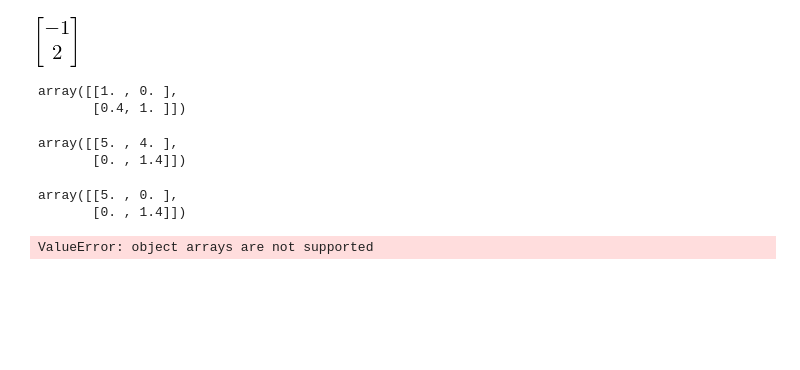
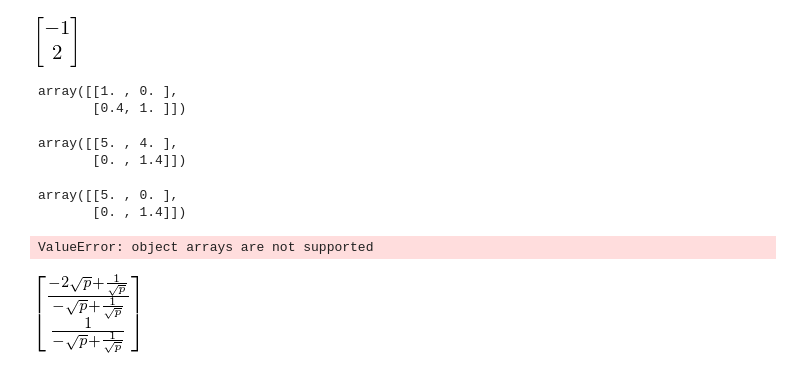
Before and after one commit to SamMachariaPhD/Numerical_Python, a Jupyter notebook: Chapter 5 -- Equation Solving.ipynb, the cells around one changed output. Cells and saved outputs as stored; diff of their text form; code cells hidden in the pictures; blank space fills up the shorter version.

```diff
--- a/Chapter 5 -- Equation Solving.ipynb
+++ b/Chapter 5 -- Equation Solving.ipynb
@@ -86,3 +86,11 @@ b = sympy.Matrix([4,3])
 la.solve(A,b)
 # %% [output]
 ValueError: object arrays are not supported
+# %%
+p = sympy.symbols("p", positive=True)
+A = sympy.Matrix([[1,sympy.sqrt(p)],[1,1/sympy.sqrt(p)]])
+b = sympy.Matrix([1,2])
+x = A.solve(b)
+x
+# %% [output]
+[figure, added]
```
Also changed, not shown: parts of 15 cells of this notebook.
